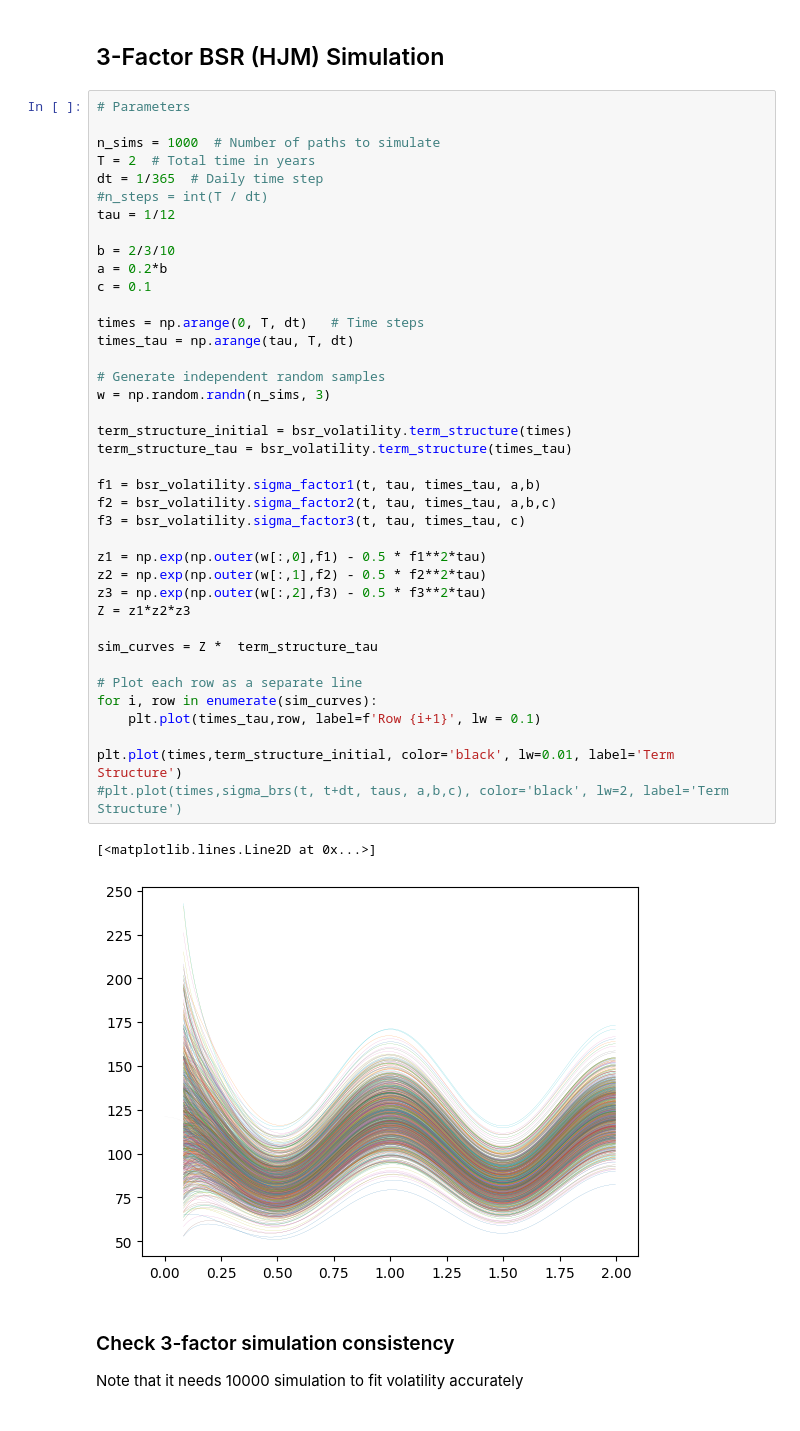
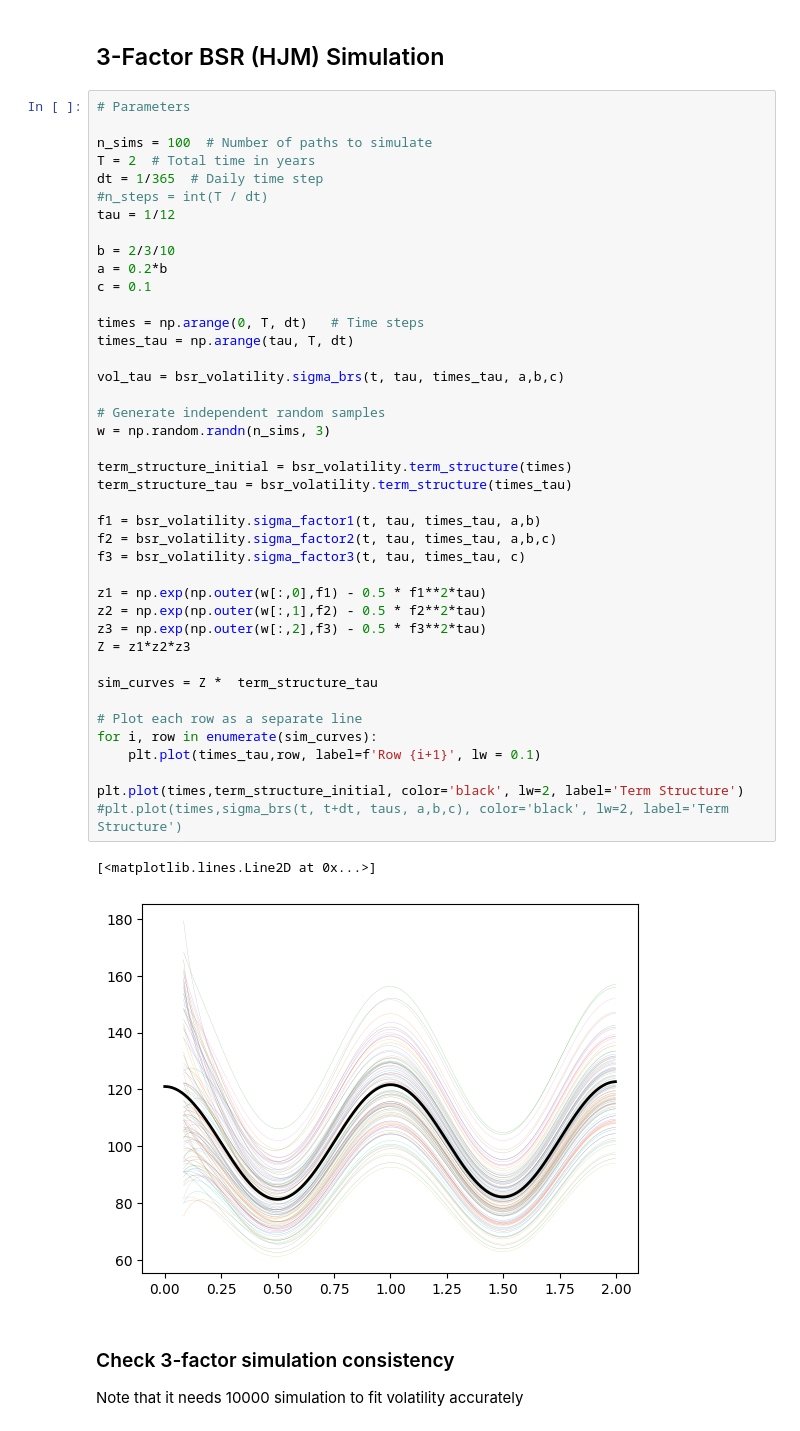
Before and after one commit to bmyksvoll/curves, a Jupyter notebook: bsr_simulation.ipynb, the cells around one changed output. Saved outputs shown, nothing was run; the diff lists cells and outputs as text.

```diff
--- a/bsr_simulation.ipynb
+++ b/bsr_simulation.ipynb
@@ -161,7 +161,7 @@ plt.plot(times_tau, vol_tau)
 # %%
 # Parameters
 
-n_sims = 1000  # Number of paths to simulate
+n_sims = 100  # Number of paths to simulate
 T = 2  # Total time in years
 dt = 1/365  # Daily time step
 #n_steps = int(T / dt)
@@ -171,35 +171,37 @@ b = 2/3/10
 a = 0.2*b
 c = 0.1
 
 times = np.arange(0, T, dt)   # Time steps
 times_tau = np.arange(tau, T, dt)
+
+vol_tau = bsr_volatility.sigma_brs(t, tau, times_tau, a,b,c)
 
 # Generate independent random samples
 w = np.random.randn(n_sims, 3)
 
 term_structure_initial = bsr_volatility.term_structure(times)
 term_structure_tau = bsr_volatility.term_structure(times_tau)
 
 f1 = bsr_volatility.sigma_factor1(t, tau, times_tau, a,b)
 f2 = bsr_volatility.sigma_factor2(t, tau, times_tau, a,b,c)
 f3 = bsr_volatility.sigma_factor3(t, tau, times_tau, c)
 
 z1 = np.exp(np.outer(w[:,0],f1) - 0.5 * f1**2*tau)
 z2 = np.exp(np.outer(w[:,1],f2) - 0.5 * f2**2*tau)
 z3 = np.exp(np.outer(w[:,2],f3) - 0.5 * f3**2*tau)
 Z = z1*z2*z3
 
 sim_curves = Z *  term_structure_tau
 
 # Plot each row as a separate line
 for i, row in enumerate(sim_curves):
     plt.plot(times_tau,row, label=f'Row {i+1}', lw = 0.1)
 
-plt.plot(times,term_structure_initial, color='black', lw=0.01, label='Term Structure')
+plt.plot(times,term_structure_initial, color='black', lw=2, label='Term Structure')
 #plt.plot(times,sigma_brs(t, t+dt, taus, a,b,c), color='black', lw=2, label='Term Structure')
 # %% [output]
 [<matplotlib.lines.Line2D at 0x...>]
-[figure, old version]
+[figure, new version]
 # %% [markdown]
 ### Check 3-factor simulation consistency
 Note that it needs 10000 simulation to fit volatility accurately
```
Also changed, not shown: parts of 6 cells of this notebook, 4 other files.
